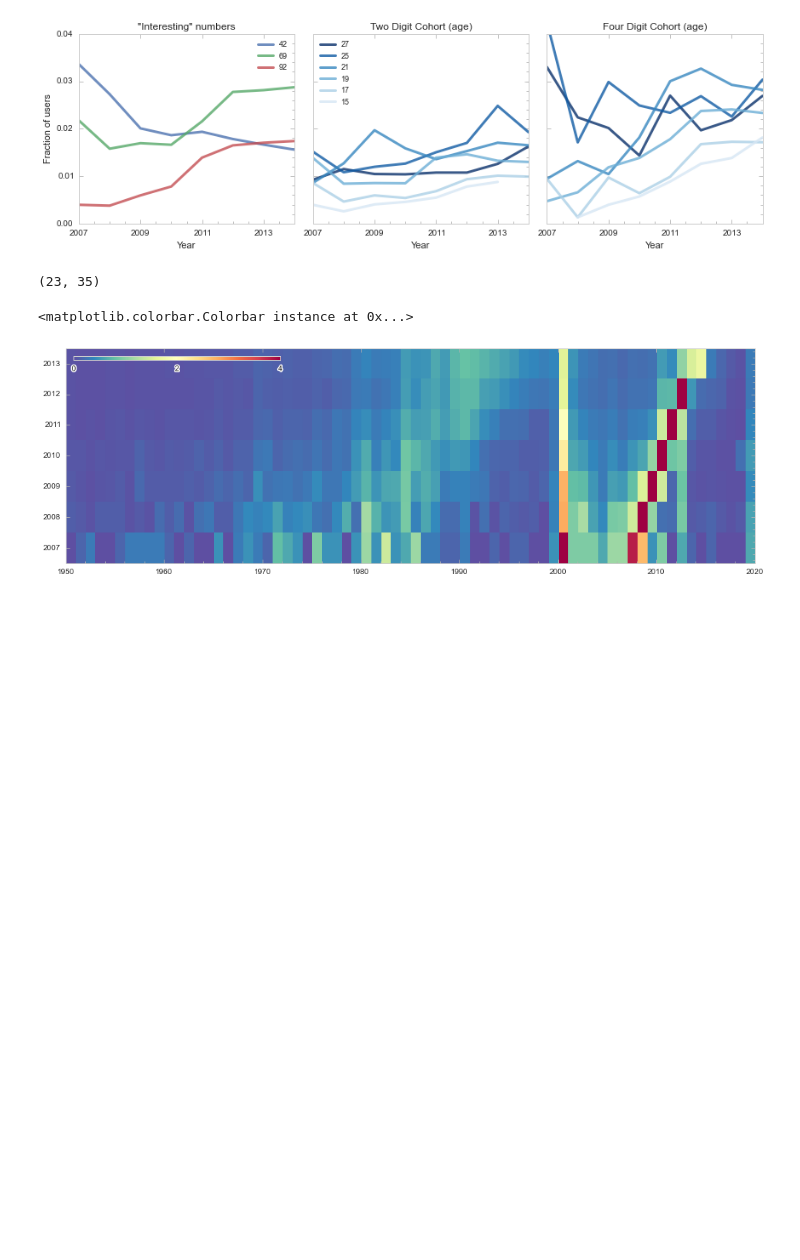
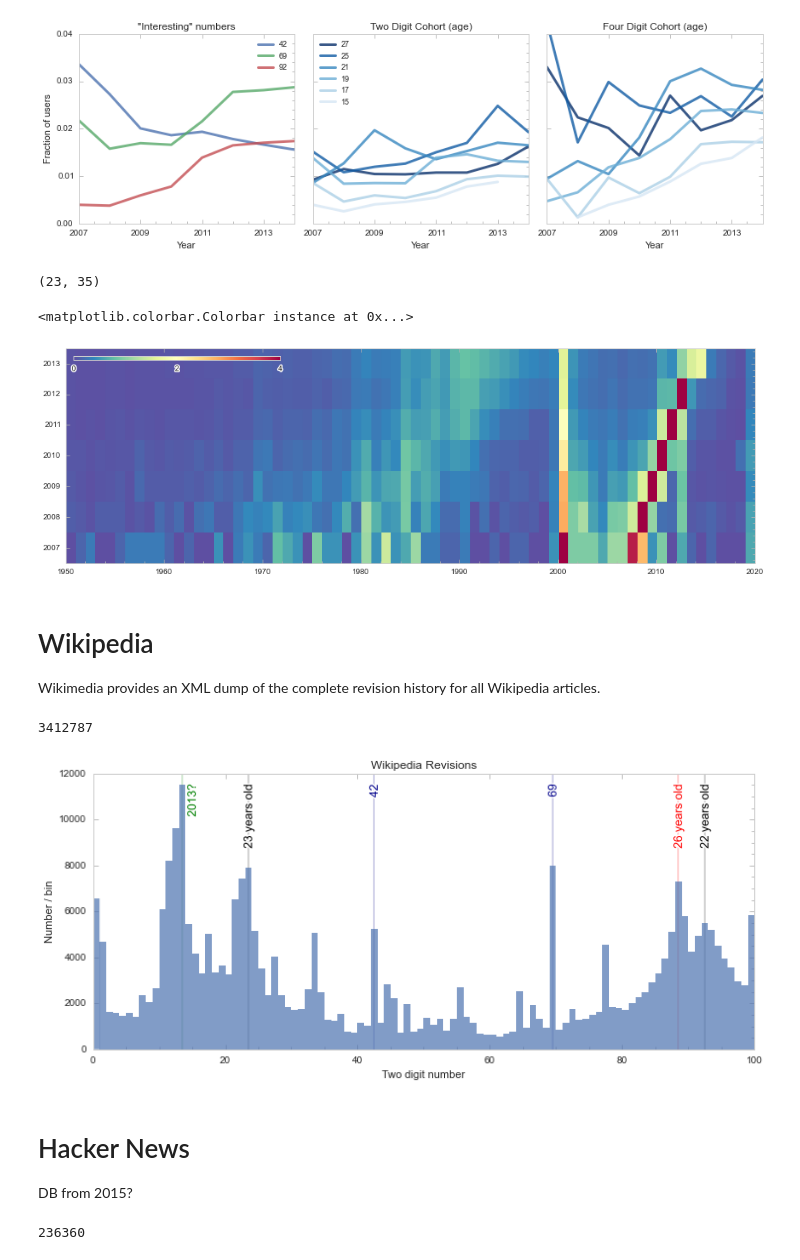
Before and after one commit to ajmendez/explore, a Jupyter notebook: reddit/bigquery_usernames.ipynb, the cells around one changed output. Drawn from its saved outputs; the diff is of its cells as text; code cells hidden in the pictures; blank space fills up the shorter version.

```diff
--- a/reddit/bigquery_usernames.ipynb
+++ b/reddit/bigquery_usernames.ipynb
@@ -318,3 +332,48 @@ icolorbar(den)
 # %% [output]
 <matplotlib.colorbar.Colorbar instance at 0x...>
 [figure]
+# %% [markdown]
+# Wikipedia
+
+Wikimedia provides an XML dump of the complete revision history for all Wikipedia articles.
+# %%
+wiki = pd.read_csv('/Users/ajmendez/data/usernames/wikipedia.csv')
+tmp = df['author'].str.extract(u'(\d+)')
+wiki['number'] = tmp.apply(lambda x: int(x) if isinstance(x, (str, unicode)) else np.nan)
+wiki['nlength'] = tmp.apply(lambda x: len(x) if isinstance(x, (str,unicode)) else 0)
+print len(wiki)
+# %% [output]
+3412787
+# %%
+def add_line(year, label, y=11500, color='k',offset=0, **kwargs):
+    pylab.axvline(year+0.5, color=color, zorder=-1, alpha=0.2, **kwargs)
+    text(year+0.6+offset, y, label, color=color, fontsize=12,
+         ha='center', va='top', multialignment='right', rotation=90,
+         **kwargs)
+
+isdigit = (wiki['nlength'] == 2)
+setup(figsize=(12,5), title='Wikipedia Revisions',
+      ylabel='Number / bin',
+      xlabel='Two digit number')
+_ = pylab.hist(wiki.loc[isdigit, 'number'].as_matrix(),
+               bins=np.arange(0,101), alpha=0.7, lw=0)
+add_line(13, '2013?', color='g', offset=1.5)
+add_line(23, '23 years old')
+add_line(69, '69', color='DarkBlue')
+add_line(42, '42', color='DarkBlue')
+add_line(88, '26 years old', color='r')
+add_line(92, '22 years old')
+# %% [output]
+[figure, added]
+# %% [markdown]
+# Hacker News
+
+DB from 2015?
+# %%
+hn = pd.read_csv('/Users/ajmendez/data/usernames/hackernews.csv')
+tmp = df['author'].str.extract(u'(\d+)')
+hn['number'] = tmp.apply(lambda x: int(x) if isinstance(x, (str, unicode)) else np.nan)
+hn['nlength'] = tmp.apply(lambda x: len(x) if isinstance(x, (str,unicode)) else 0)
+print len(hn)
+# %% [output]
+236360
```
Also changed, not shown: parts of 13 cells of this notebook, 2 other files.
